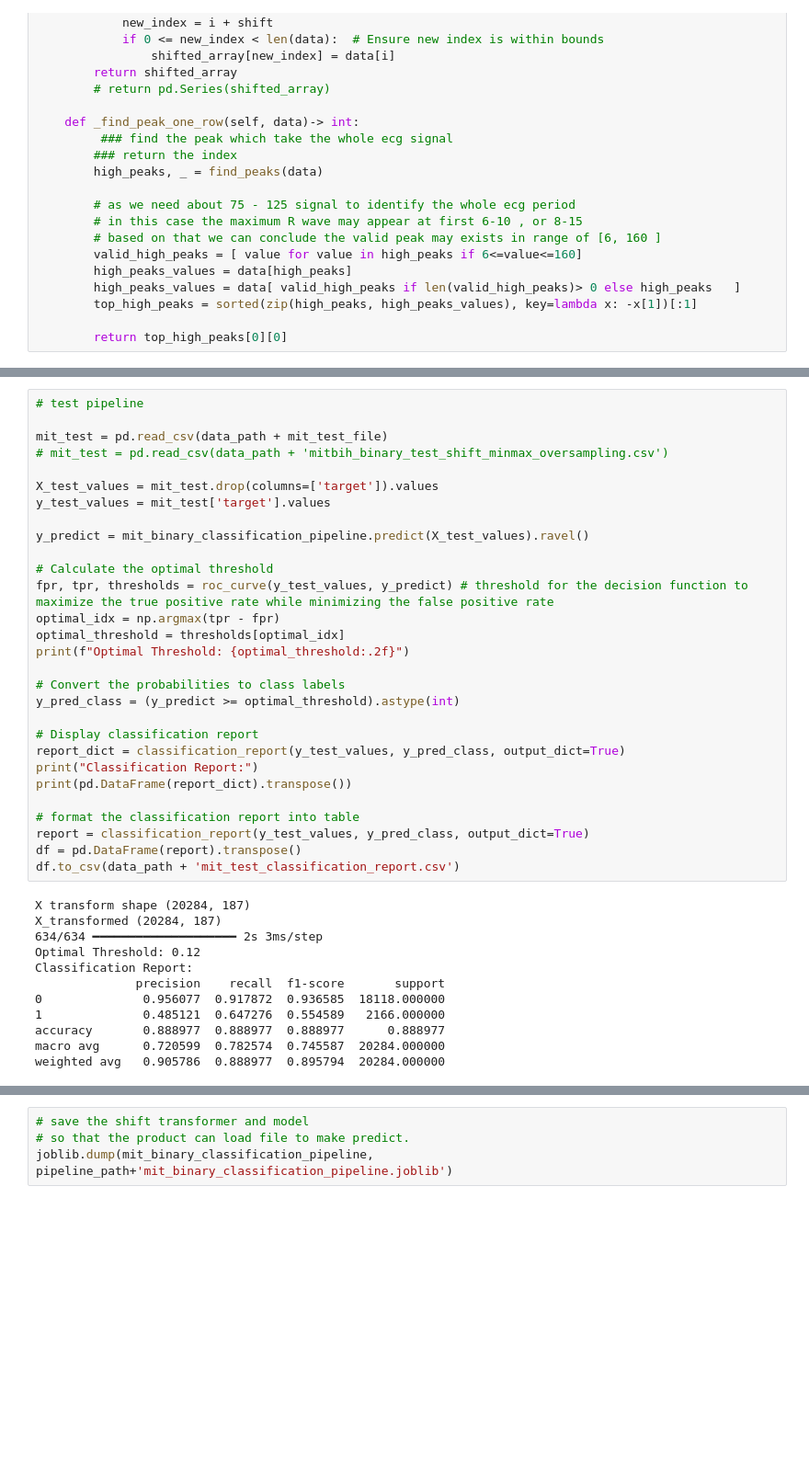
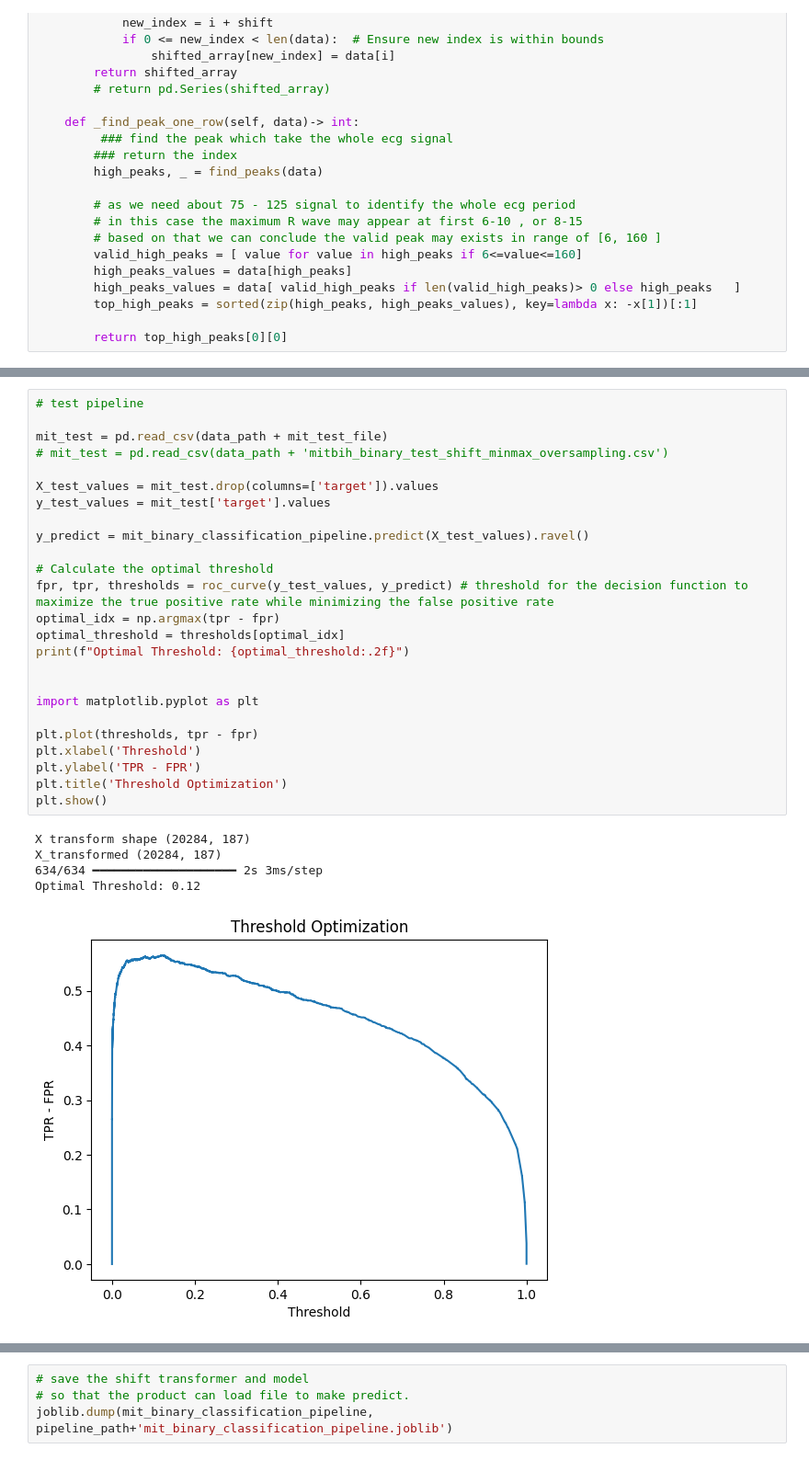
Before and after one commit to Ping-YUAN/heartbeat-analysis-ai, a Jupyter notebook: notebooks/pipeline_mit_binary_cnn.ipynb, the cells around one changed output, grey strips where cells are left out. Shown: that part at 92% size. Saved outputs shown, nothing was run; the diff lists cells and outputs as text; blank space fills up the shorter version.

Commit message:
visualize threshold

```diff
--- a/notebooks/pipeline_mit_binary_cnn.ipynb
+++ b/notebooks/pipeline_mit_binary_cnn.ipynb
@@ -203,41 +195,31 @@ WARNING:absl:Compiled the loaded model, but the compiled metrics have yet to be
 # %%
 # test pipeline
 
 mit_test = pd.read_csv(data_path + mit_test_file)
 # mit_test = pd.read_csv(data_path + 'mitbih_binary_test_shift_minmax_oversampling.csv')
 
 X_test_values = mit_test.drop(columns=['target']).values
 y_test_values = mit_test['target'].values
 
 y_predict = mit_binary_classification_pipeline.predict(X_test_values).ravel()
 
 # Calculate the optimal threshold
 fpr, tpr, thresholds = roc_curve(y_test_values, y_predict) # threshold for the decision function to maximize the true positive rate while minimizing the false positive rate
 optimal_idx = np.argmax(tpr - fpr)
 optimal_threshold = thresholds[optimal_idx]
 print(f"Optimal Threshold: {optimal_threshold:.2f}")
 
-# Convert the probabilities to class labels
-y_pred_class = (y_predict >= optimal_threshold).astype(int)
 
-# Display classification report
-report_dict = classification_report(y_test_values, y_pred_class, output_dict=True)
-print("Classification Report:")
-print(pd.DataFrame(report_dict).transpose())
+import matplotlib.pyplot as plt
 
-# format the classification report into table
-report = classification_report(y_test_values, y_pred_class, output_dict=True)
-df = pd.DataFrame(report).transpose()
-df.to_csv(data_path + 'mit_test_classification_report.csv')
+plt.plot(thresholds, tpr - fpr)
+plt.xlabel('Threshold')
+plt.ylabel('TPR - FPR')
+plt.title('Threshold Optimization')
+plt.show()
 # %% [output]
 X transform shape (20284, 187)
 X_transformed (20284, 187)
 634/634 ━━━━━━━━━━━━━━━━━━━━ 2s 3ms/step
 Optimal Threshold: 0.12
-Classification Report:
-              precision    recall  f1-score       support
-0              0.956077  0.917872  0.936585  18118.000000
-1              0.485121  0.647276  0.554589   2166.000000
-accuracy       0.888977  0.888977  0.888977      0.888977
-macro avg      0.720599  0.782574  0.745587  20284.000000
-weighted avg   0.905786  0.888977  0.895794  20284.000000
+[figure, added]
```
Also changed, not shown: parts of 3 cells of this notebook, 1 other file.
